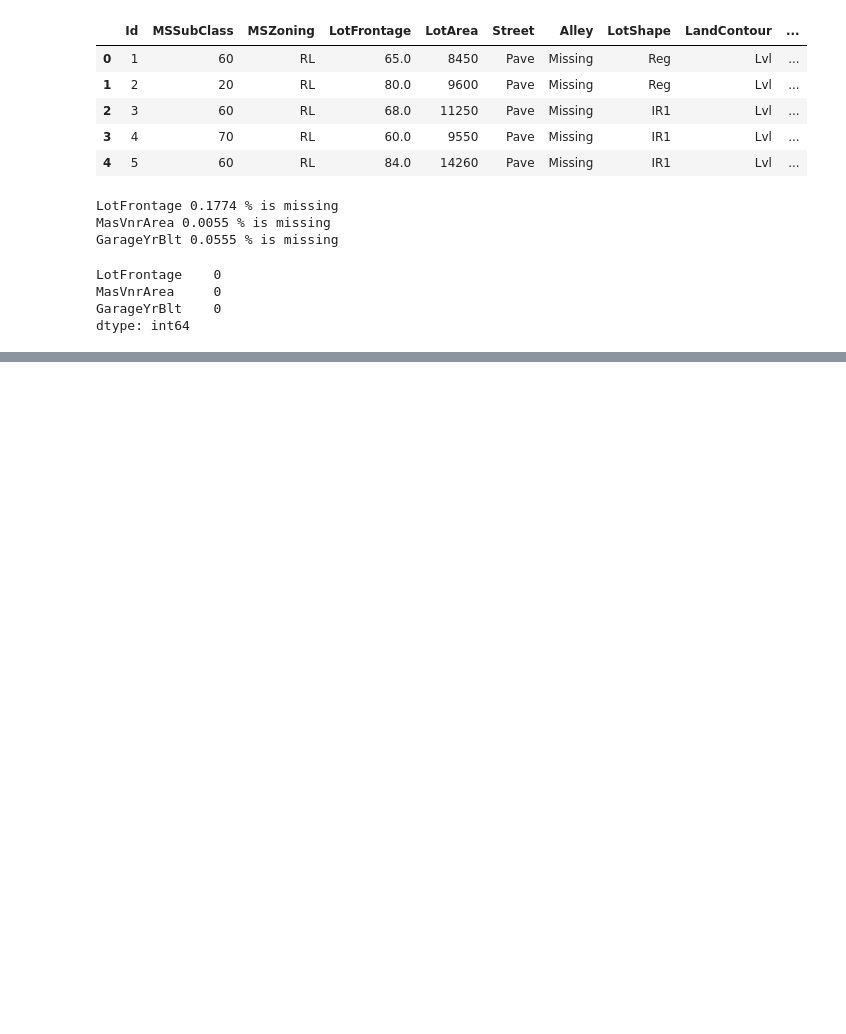
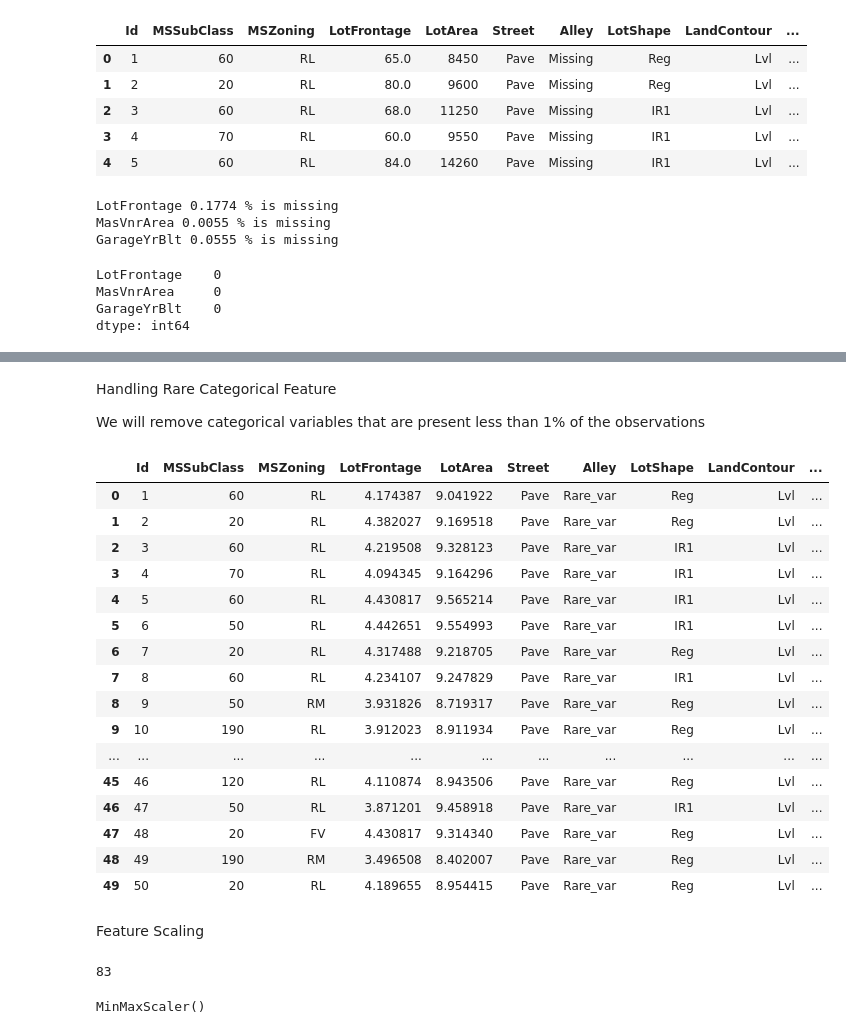
Before and after one commit to AbdulWajid99/Advance_House_Prediction, a Jupyter notebook: 2_Feature_Engineering.ipynb, the cells around one changed output, grey strips where cells are left out. Saved outputs shown, nothing was run; the diff lists cells and outputs as text; code cells hidden in the pictures; blank space fills up the shorter version.

```diff
--- a/2_Feature_Engineering.ipynb
+++ b/2_Feature_Engineering.ipynb
@@ -121,0 +114,10 @@ dtype: int64
+# %%
+## Temporal Variables (Date Time Variables)
+
+tempFeatures = ['YearBuilt','YearRemodAdd','GarageYrBlt']
+
+for feature in tempFeatures:
+
+    df[feature]=df['YrSold']-df[feature]
+
+df[tempFeatures].head()
@@ -121,0 +131,41 @@ dtype: int64
+# %%
+#Numerical Variables
+
+import numpy as np
+num_features=['LotFrontage', 'LotArea', '1stFlrSF', 'GrLivArea', 'SalePrice']
+
+for feature in num_features:
+    df[feature]=np.log(df[feature])
+# %% [markdown]
+ Handling Rare Categorical Feature
+
+ We will remove categorical variables that are present less than 1% of the observations
+# %%
+catFeatures = [features for features in df.columns if df[features].dtype =='O']
+
+for features in catFeatures:
+    temp = df.groupby(features)['SalePrice'].count()/len(df)
+    tempdf = temp[temp>0.01].index
+    df[features] = np.where(df[features].isin(tempdf),df[features],'Rare_var')
+# %%
+df.head(50)
+# %% [output]
+|  | Id | MSSubClass | MSZoning | LotFrontage | LotArea | Street | Alley | LotShape | LandContour | ... |
+| 0 | 1 | 60 | RL | 4.174387 | 9.041922 | Pave | Rare_var | Reg | Lvl | ... |
+| 1 | 2 | 20 | RL | 4.382027 | 9.169518 | Pave | Rare_var | Reg | Lvl | ... |
+| 2 | 3 | 60 | RL | 4.219508 | 9.328123 | Pave | Rare_var | IR1 | Lvl | ... |
+| 3 | 4 | 70 | RL | 4.094345 | 9.164296 | Pave | Rare_var | IR1 | Lvl | ... |
+| 4 | 5 | 60 | RL | 4.430817 | 9.565214 | Pave | Rare_var | IR1 | Lvl | ... |
+| 5 | 6 | 50 | RL | 4.442651 | 9.554993 | Pave | Rare_var | IR1 | Lvl | ... |
+| 6 | 7 | 20 | RL | 4.317488 | 9.218705 | Pave | Rare_var | Reg | Lvl | ... |
+| 7 | 8 | 60 | RL | 4.234107 | 9.247829 | Pave | Rare_var | IR1 | Lvl | ... |
+| 8 | 9 | 50 | RM | 3.931826 | 8.719317 | Pave | Rare_var | Reg | Lvl | ... |
+| 9 | 10 | 190 | RL | 3.912023 | 8.911934 | Pave | Rare_var | Reg | Lvl | ... |
+| ... | ... | ... | ... | ... | ... | ... | ... | ... | ... | ... |
+| 45 | 46 | 120 | RL | 4.110874 | 8.943506 | Pave | Rare_var | Reg | Lvl | ... |
+| 46 | 47 | 50 | RL | 3.871201 | 9.458918 | Pave | Rare_var | IR1 | Lvl | ... |
+| 47 | 48 | 20 | FV | 4.430817 | 9.314340 | Pave | Rare_var | Reg | Lvl | ... |
+| 48 | 49 | 190 | RM | 3.496508 | 8.402007 | Pave | Rare_var | Reg | Lvl | ... |
+| 49 | 50 | 20 | RL | 4.189655 | 8.954415 | Pave | Rare_var | Reg | Lvl | ... |
+# %% [markdown]
+Feature Scaling
@@ -121,0 +177,15 @@ dtype: int64
+# %%
+
+scaling_feature=[feature for feature in df.columns if feature not in ['Id','SalePerice'] ]
+len(scaling_feature)
+# %% [output]
+83
+# %%
+#Select feature to scale,
+
+feature_scale=[feature for feature in df.columns if feature not in ['Id','SalePrice']]
+from sklearn.preprocessing import MinMaxScaler
+scaler=MinMaxScaler()
+scaler.fit(df[feature_scale])
+# %% [output]
+MinMaxScaler()
```
Also changed, not shown: parts of 8 cells of this notebook, 4 other files.
